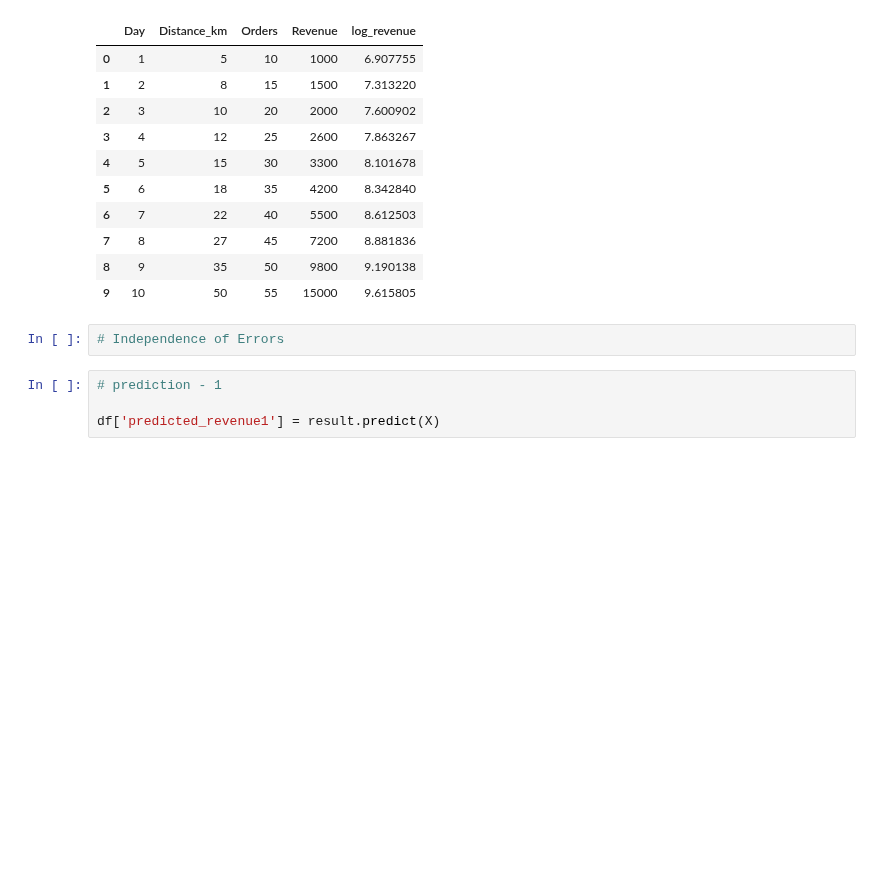
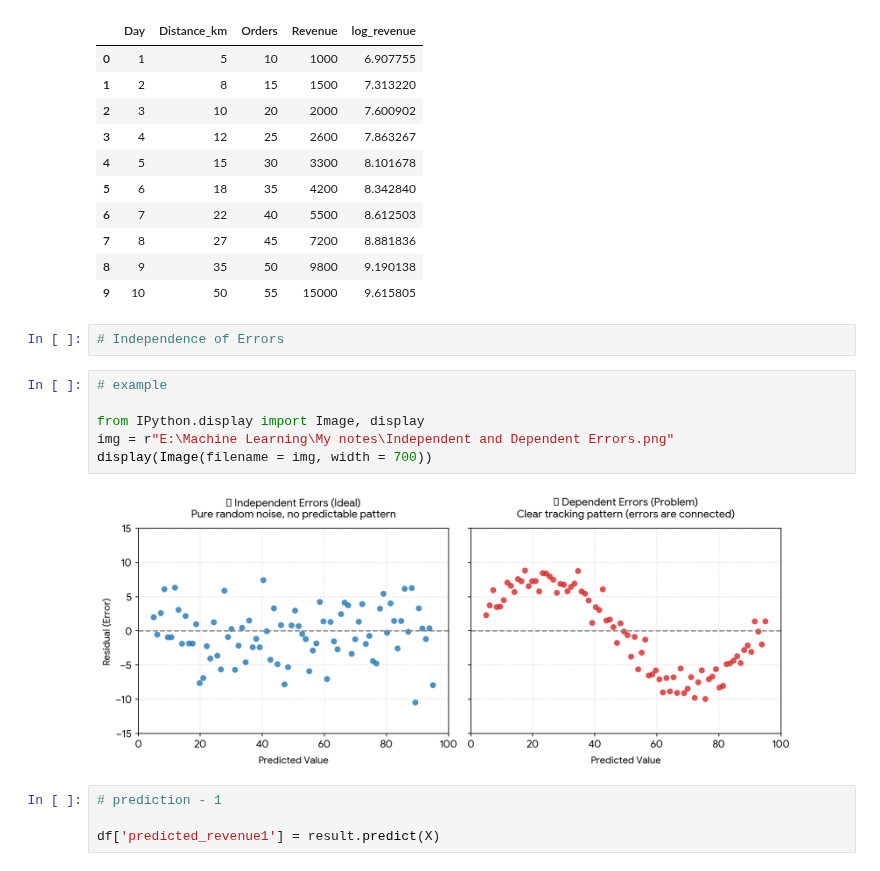
Before and after one commit to vickii20/Machine-Learning-Fundamentals, a Jupyter notebook: Linear Regression/Assumptions for Linear checks.ipynb, the cells around one changed output. Saved outputs shown, nothing was run; the diff lists cells and outputs as text; blank space fills up the shorter version.

```diff
--- a/Linear Regression/Assumptions for Linear checks.ipynb
+++ b/Linear Regression/Assumptions for Linear checks.ipynb
@@ -183,6 +189,14 @@ df
 | 9 | 10 | 50 | 55 | 15000 | 9.615805 |
 # %%
 # Independence of Errors
+# %%
+# example
+
+from IPython.display import Image, display
+img = r"E:\Machine Learning\My notes\Independent and Dependent Errors.png"
+display(Image(filename = img, width = 700))
+# %% [output]
+[figure, added]
 # %%
 # prediction - 1
 
```
Also changed, not shown: parts of 1 cell of this notebook.
